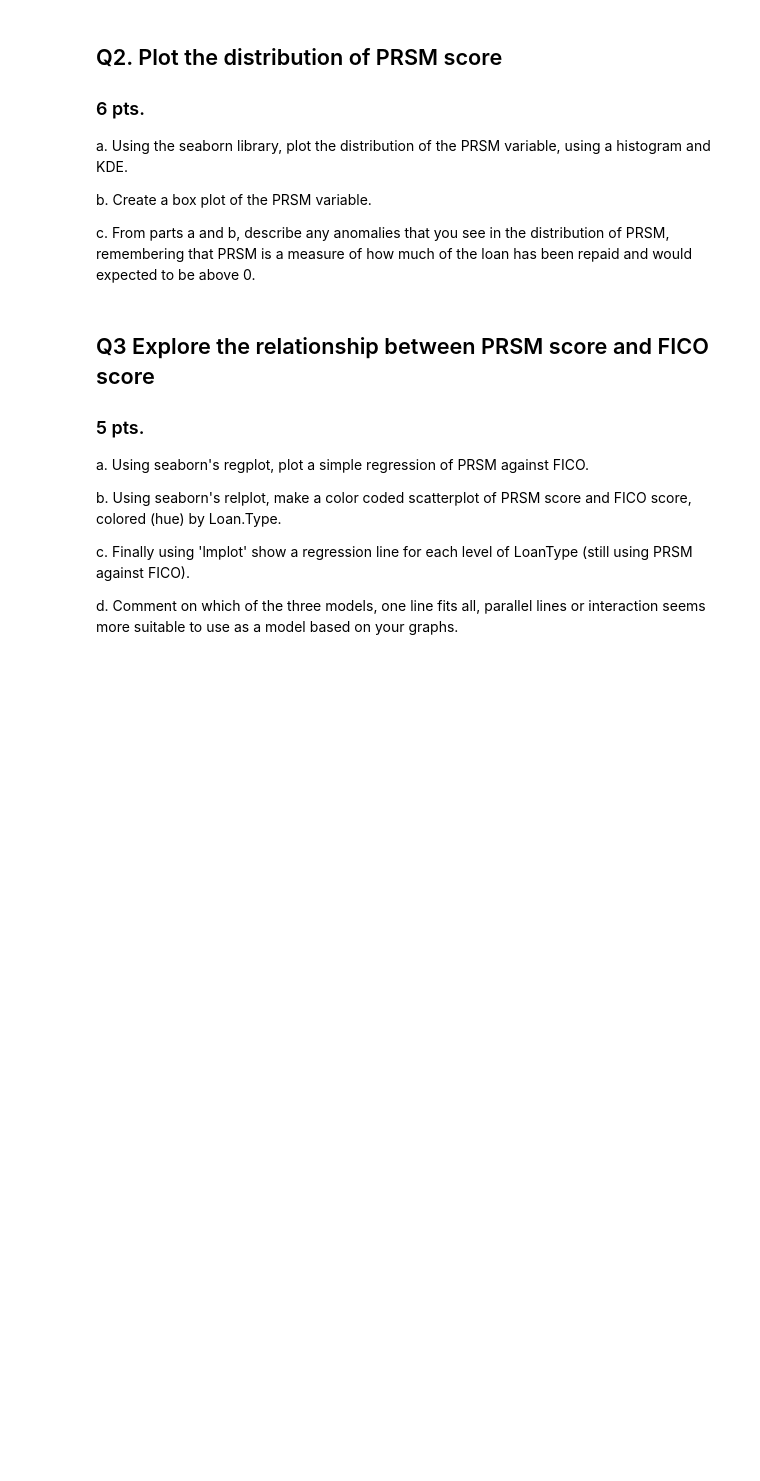
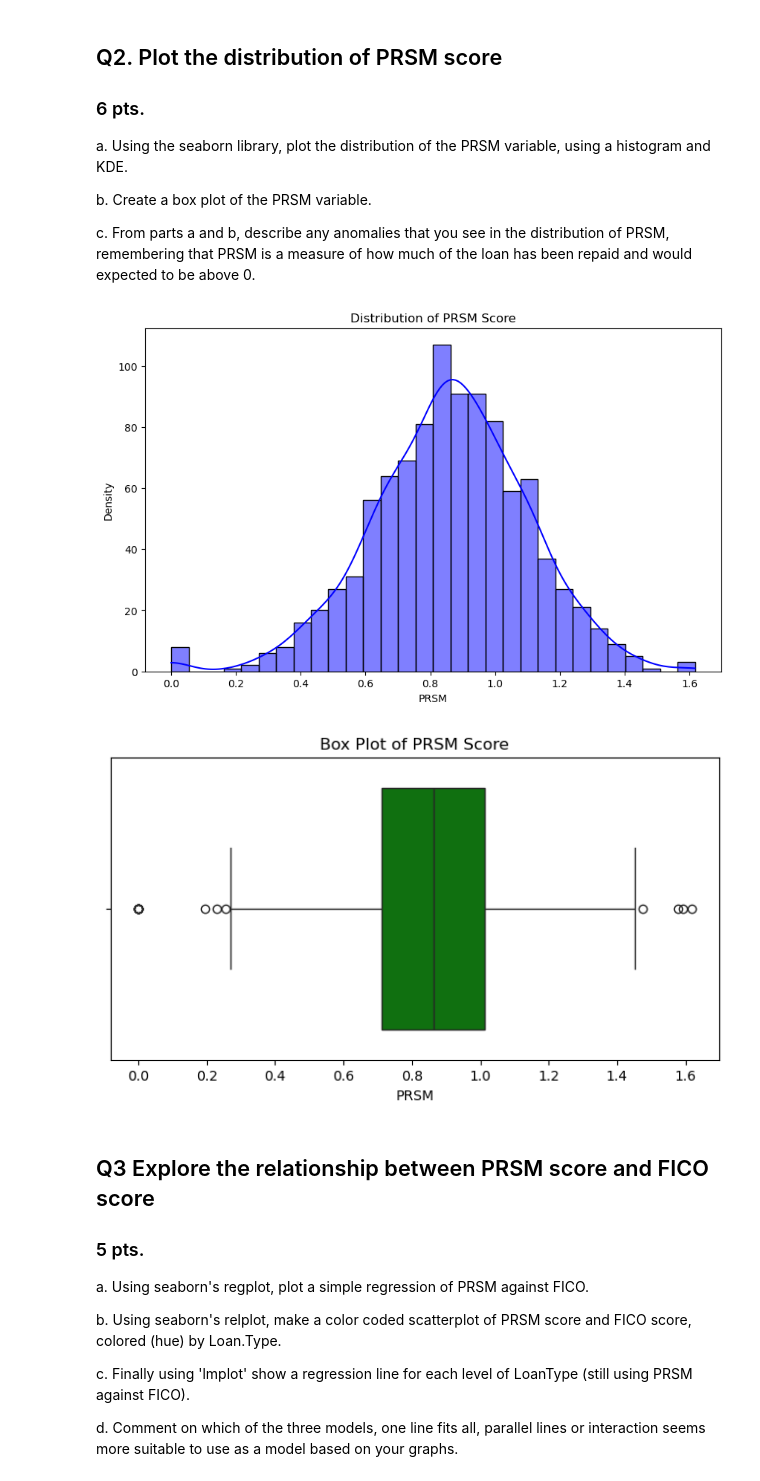
Before and after one commit to vidursaigal/STAT4770-Homework, a Jupyter notebook: CB_04.ipynb, the cells around one changed output. Cells and saved outputs as stored; diff of their text form; code cells hidden in the pictures; blank space fills up the shorter version.

```diff
--- a/CB_04.ipynb
+++ b/CB_04.ipynb
@@ -29,8 +29,10 @@ import warnings
 warnings.filterwarnings('ignore')
 
 # Change and uncomment this filepath to the location where you downloaded the data set.
-#os.chdir('C:\\Users\\water\\Dropbox (Penn)\\Teaching\\7770s2024\\DataSets')
+os.chdir('/Users/vidursaigal/Documents/Documents - Vidur’s MacBook Pro/Github Repos/STAT4770-Homework')
 
 #1a. (2pts.)
+prsm_data = pd.read_csv('PRSM_data.csv', index_col="CaseNumber")
 
 #1b. (2pts.)
+prsm_data.info()
@@ -52,3 +66,29 @@ c. From parts a and b, describe any anomalies that you see in the distribution o
+# %%
+#2a. (2pts.)
+plt.figure(figsize=(10, 6))
+sns.histplot(prsm_data['PRSM'], kde=True, bins=30, color='blue')
+plt.title('Distribution of PRSM Score')
+plt.xlabel('PRSM')
+plt.ylabel('Density')
+plt.show()
+
+#2b. (2pts.)
+plt.figure(figsize=(8, 4))
+sns.boxplot(x=prsm_data['PRSM'], color='green')
+plt.title('Box Plot of PRSM Score')
+plt.xlabel('PRSM')
+plt.show()
+
+#2c. (2pts.)
+# From the histogram and KDE (part a) and the box plot (part b), the following anomalies are observed:
+# - There are a few outliers on the lower end near 0, which may represent loans with minimal or no repayment.
+# - Outliers on the higher end (above 1.4) are unexpected since PRSM measures loan repayment
+#   and values above 1 might indicate over-repayment or erroneous data entries.
+# - The majority of the data is concentrated between 0.7 and 0.9, which seems plausible for loan repayment progress.
+# - Further inspection is recommended for the outliers to confirm their validity or address potential errors in the dataset.
+# %% [output]
+[figure, added]
+[figure, added]
 # %% [markdown]
 ## Q3 Explore the relationship between PRSM score and FICO score
 ### 5 pts.
```
Also changed, not shown: parts of 4 cells of this notebook.
